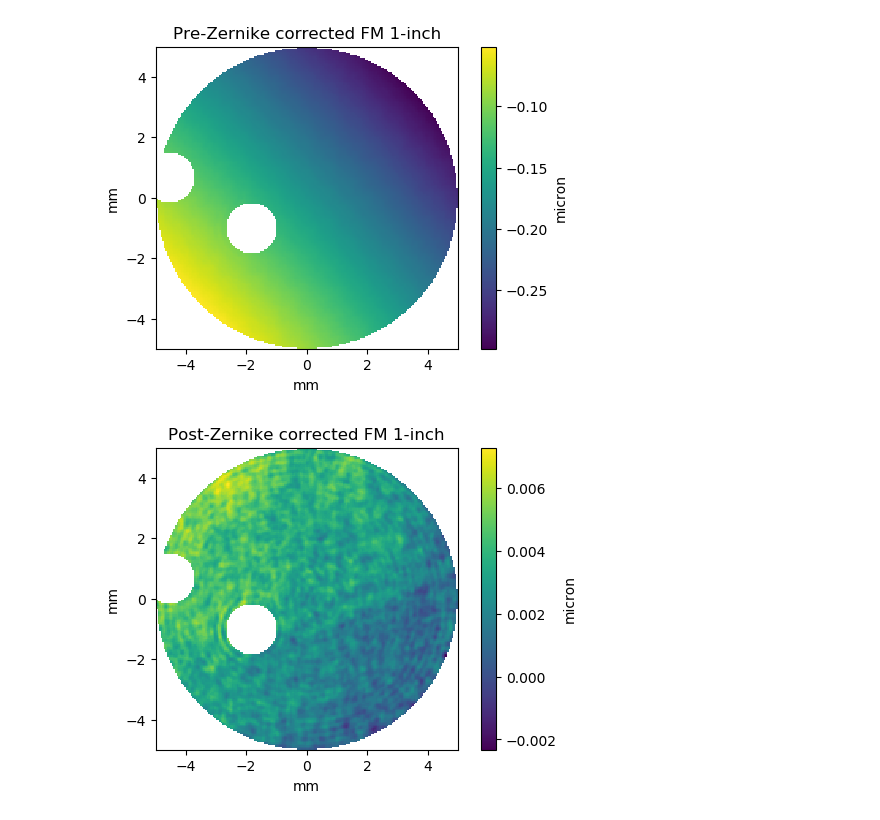
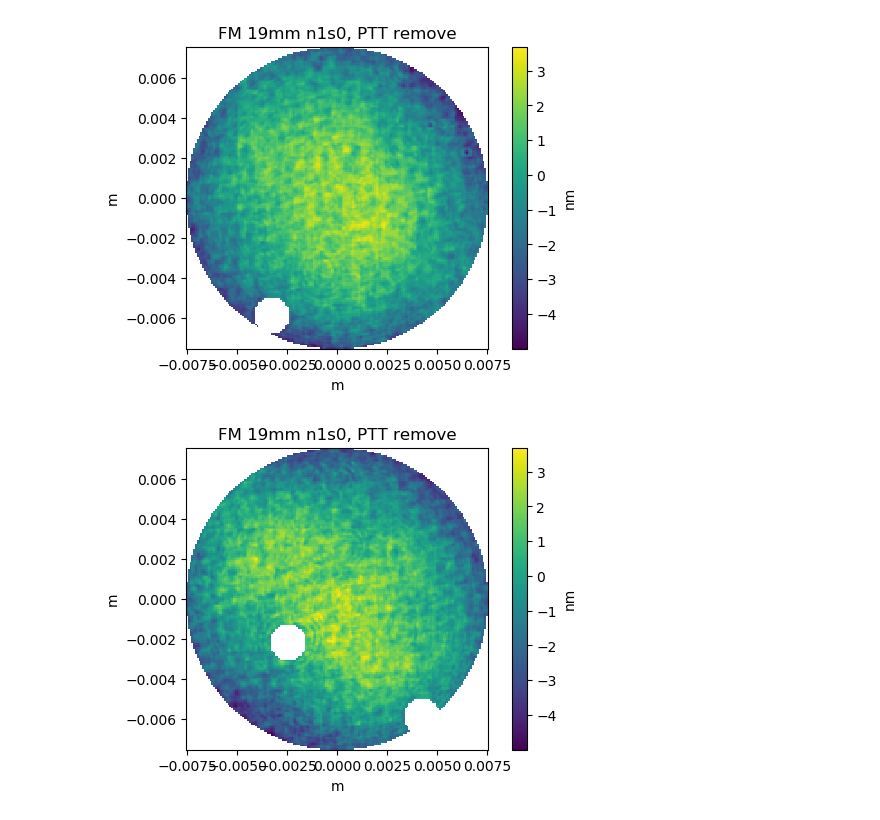
Before and after one commit to magao-x/magaox_poppy, a Jupyter notebook: PSD/zygo_data/zernike_dust_fm19mm_preglue.ipynb, the cells around one changed output. Drawn from its saved outputs; the diff is of its cells as text; code cells hidden in the pictures.

Commit message:
zernike analysis on affects by glue

```diff
--- a/PSD/zygo_data/zernike_dust_fm19mm_preglue.ipynb
+++ b/PSD/zygo_data/zernike_dust_fm19mm_preglue.ipynb
@@ -129,7 +145,0 @@ All dust masked for fm1
-# %%
-dfx.show_image(data=dfx.sn_map(raw_surf[0][0].value, dust_set[0][0]),
-               data_unit = raw_surf.unit,
-              pixscale=(latres*u.pix).to(u.mm),
-              fig_title='Pre-Zernike corrected FM 1-inch')
-# %% [output]
-[figure, removed]
@@ -191,11 +146,31 @@ zm_cor = zm_cor * raw_surf.unit
-# %%
-fmn =0
-sn = 0
-dfx.show_image(data=dfx.sn_map(surface=zm_cor[fmn][sn].value, mask=dust_set[fmn][sn]),
-              data_unit = zm_cor.unit,
-              pixscale=(latres*u.pix).to(u.mm),
-              fig_title='Post-Zernike corrected FM 1-inch')
-# %% [output]
-[figure, removed]
+# %%
+fmn1 = 0
+sn1 = 0
+fmn2 = 0
+sn2 = 2
+
+data1 = zm_cor_ptt[fmn1][sn1].to(u.nm)
+data2 = zm_cor_ptt[fmn2][sn2].to(u.nm)
+
+data1_sn = dfx.sn_map(surface=data1.value, mask=dust_set[fmn1][sn1])
+data2_sn = dfx.sn_map(surface=data2.value, mask=dust_set[fmn2][sn2])
+
+vmin = np.amin([np.amin(data1.value), np.amin(data2.value)])
+vmax = np.amax([np.amax(data1.value), np.amax(data2.value)])
+
+dfx.show_image(data=data1_sn,
+              data_unit = data1.unit,
+              pixscale=(latres*u.pix),#.to(u.mm),
+              fig_title='FM {0} n{1}s{2}, PTT remove'.format(opt_parms['label'], fmn1+1, sn1),
+              cbar_lim=[vmin, vmax])
+
+dfx.show_image(data=data2_sn,
+              data_unit = data2.unit,
+              pixscale=(latres*u.pix),#.to(u.mm),
+              fig_title='FM {0} n{1}s{2}, PTT remove'.format(opt_parms['label'], fmn1+1, sn1),
+              cbar_lim=[vmin, vmax])
+# %% [output]
+[figure, added]
+[figure, added]
 # %%
 %%time
```
Also changed, not shown: parts of 8 cells of this notebook, 2 other files.
